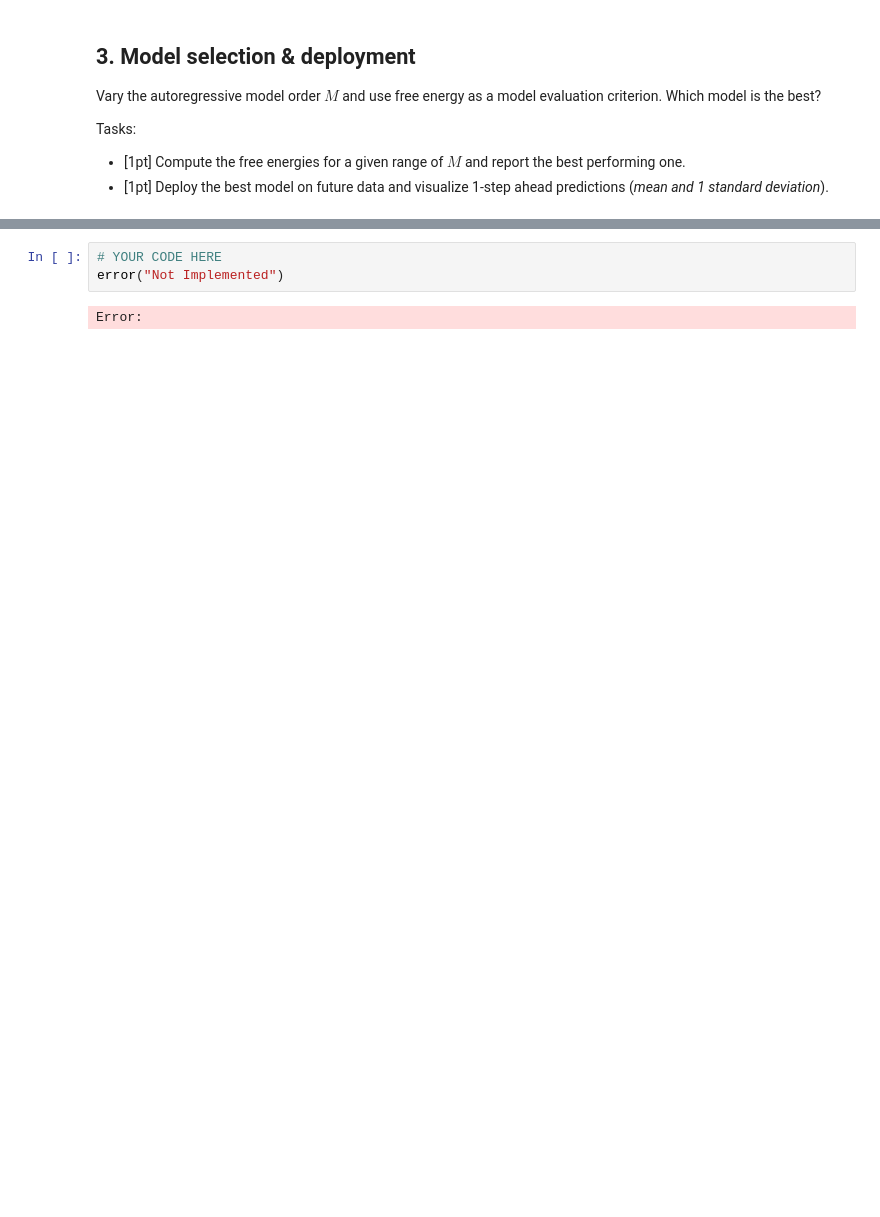
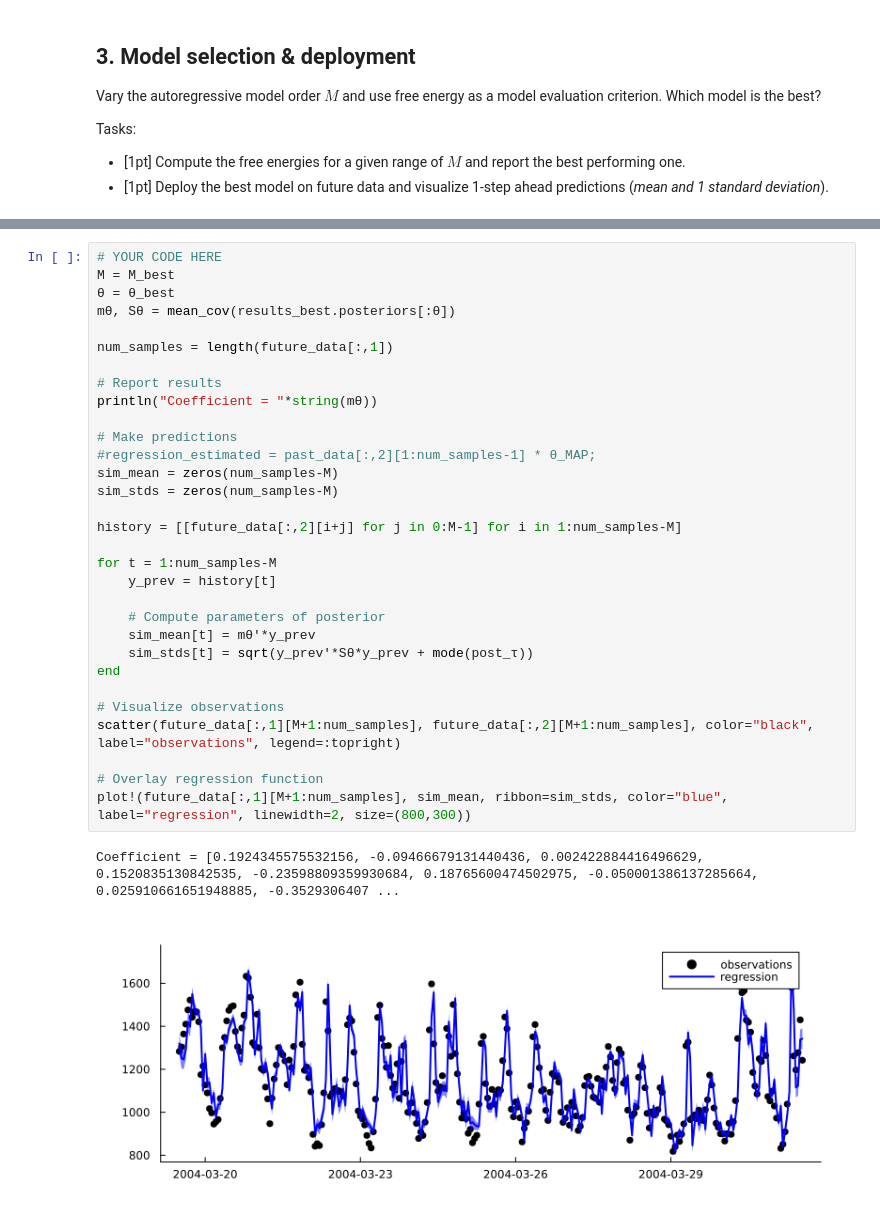
Before and after one commit to benjivdbrand/BMLIP, a Jupyter notebook: lessons/assignments/[5SSD0] Probabilistic Programming 2/pp-assignment-2.ipynb, the cells around one changed output, grey strips where cells are left out. Cells and saved outputs as stored; diff of their text form; blank space fills up the shorter version.

```diff
--- a/lessons/assignments/[5SSD0] Probabilistic Programming 2/pp-assignment-2.ipynb
+++ b/lessons/assignments/[5SSD0] Probabilistic Programming 2/pp-assignment-2.ipynb
@@ -356,5 +441,34 @@ Error:
-# %%
-# YOUR CODE HERE
-error("Not Implemented")
-# %% [output]
-Error:
+# %%
+# YOUR CODE HERE
+M = M_best
+θ = θ_best
+mθ, Sθ = mean_cov(results_best.posteriors[:θ])
+
+num_samples = length(future_data[:,1])
+
+# Report results
+println("Coefficient = "*string(mθ))
+
+# Make predictions
+#regression_estimated = past_data[:,2][1:num_samples-1] * θ_MAP;
+sim_mean = zeros(num_samples-M)
+sim_stds = zeros(num_samples-M)
+
+history = [[future_data[:,2][i+j] for j in 0:M-1] for i in 1:num_samples-M]
+
+for t = 1:num_samples-M
+    y_prev = history[t]
+
+    # Compute parameters of posterior
+    sim_mean[t] = mθ'*y_prev
+    sim_stds[t] = sqrt(y_prev'*Sθ*y_prev + mode(post_τ))
+end
+
+# Visualize observations
+scatter(future_data[:,1][M+1:num_samples], future_data[:,2][M+1:num_samples], color="black", label="observations", legend=:topright)
+
+# Overlay regression function
+plot!(future_data[:,1][M+1:num_samples], sim_mean, ribbon=sim_stds, color="blue", label="regression", linewidth=2, size=(800,300))
+# %% [output]
+Coefficient = [0.1924345575532156, -0.09466679131440436, 0.002422884416496629, 0.1520835130842535, -0.23598809359930684, 0.18765600474502975, -0.050001386137285664, 0.025910661651948885, -0.3529306407 ...
+[figure, added]
```
Also changed, not shown: parts of 7 cells of this notebook.
